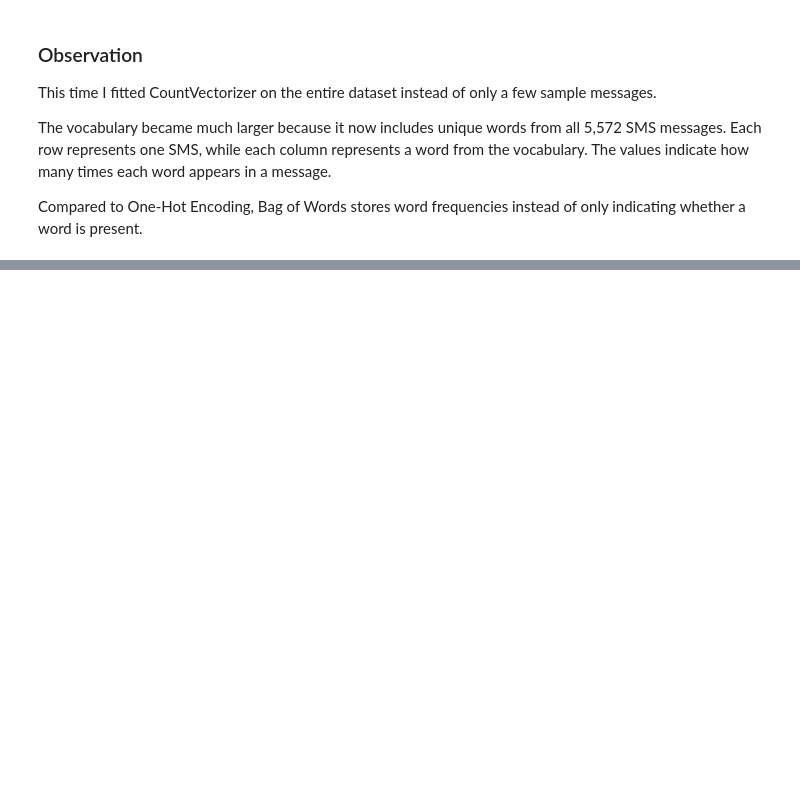
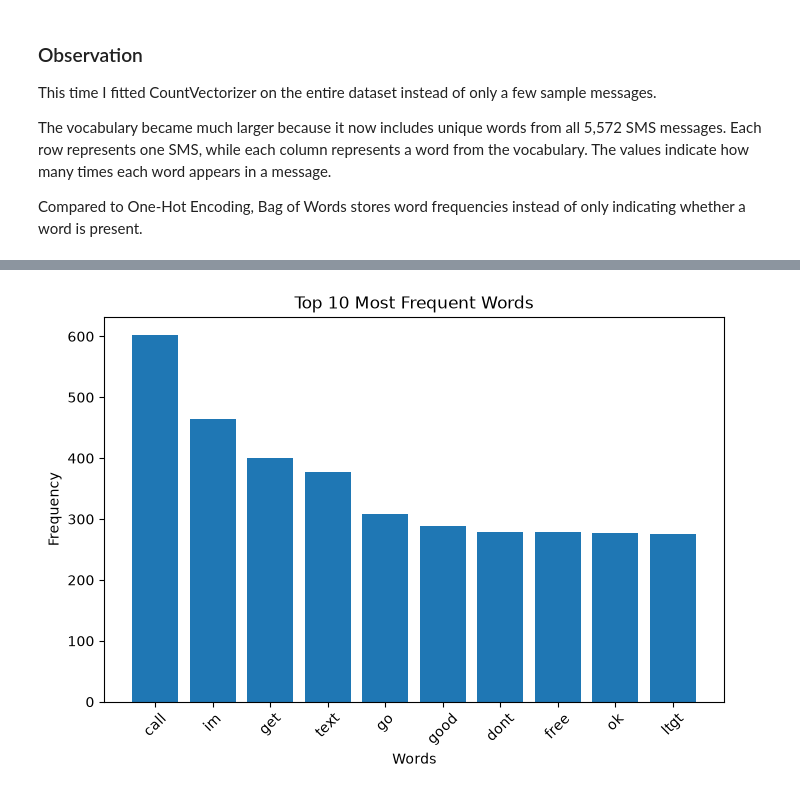
Before and after one commit to SuryanshTiwari18/GenAi-assignments, a Jupyter notebook: assignment-18/assignment_18.ipynb, the cells around one changed output, grey strips where cells are left out. Cells and saved outputs as stored; diff of their text form; code cells hidden in the pictures; blank space fills up the shorter version.

```diff
--- a/assignment-18/assignment_18.ipynb
+++ b/assignment-18/assignment_18.ipynb
@@ -341,0 +348,7 @@ Compared to One-Hot Encoding, Bag of Words stores word frequencies instead of on
+# %%
+word_frequencies = bow_matrix.sum(axis=0)
+frequency_df = pd.DataFrame({
+    "Word": vocabulary,
+    "Frequency": np.array(word_frequencies).flatten()
+})
+frequency_df.head()
@@ -341,0 +362,3 @@ Compared to One-Hot Encoding, Bag of Words stores word frequencies instead of on
+# %%
+top_words=frequency_df.sort_values(by="Frequency", ascending=False).head(10)
+top_words
@@ -341,0 +392,10 @@ Compared to One-Hot Encoding, Bag of Words stores word frequencies instead of on
+# %%
+plt.figure(figsize=(8,5))
+plt.bar(top_words["Word"],top_words["Frequency"])
+plt.title("Top 10 Most Frequent Words")
+plt.xlabel("Words")
+plt.ylabel("Frequency")
+plt.xticks(rotation=45)
+plt.show()
+# %% [output]
+[figure, added]
```
Also changed, not shown: parts of 36 cells of this notebook, 1 other file.
